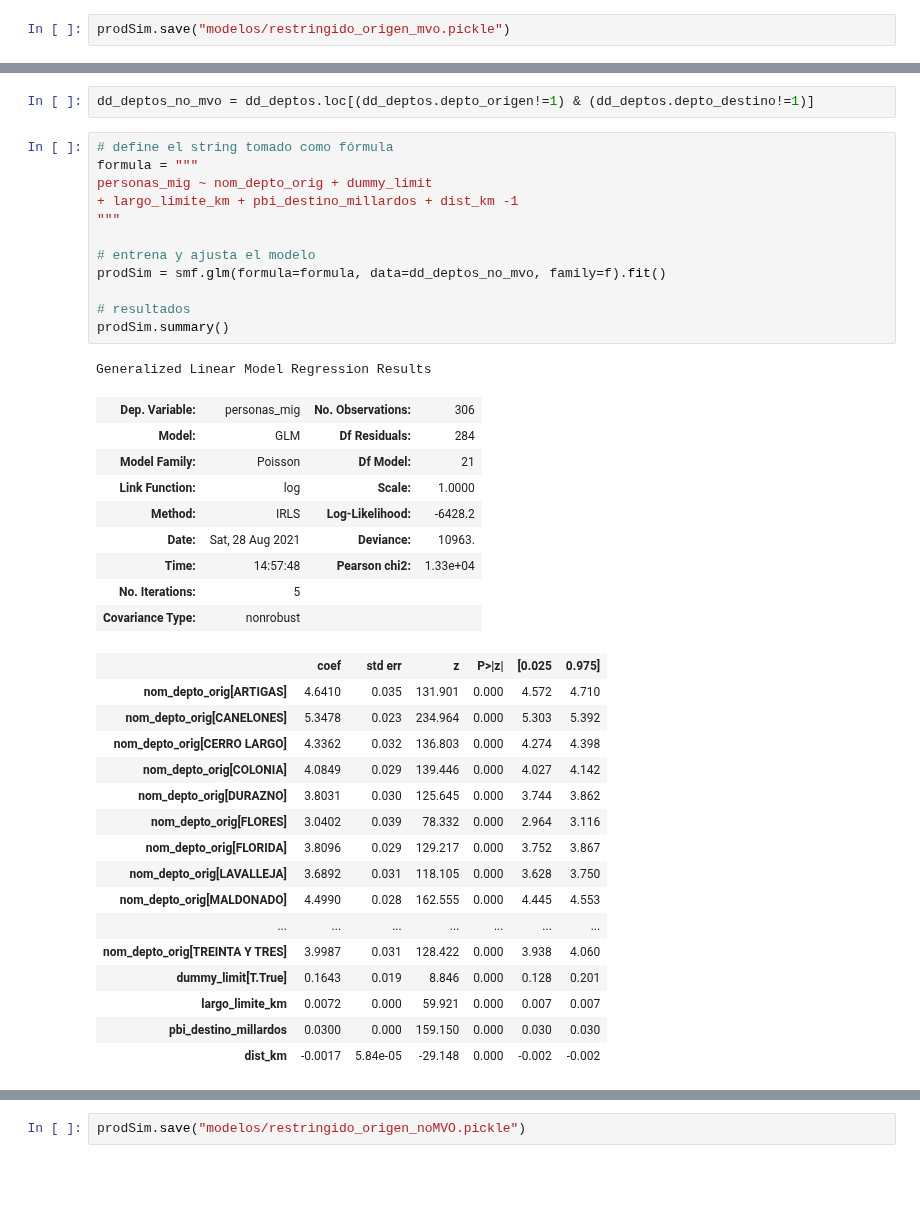
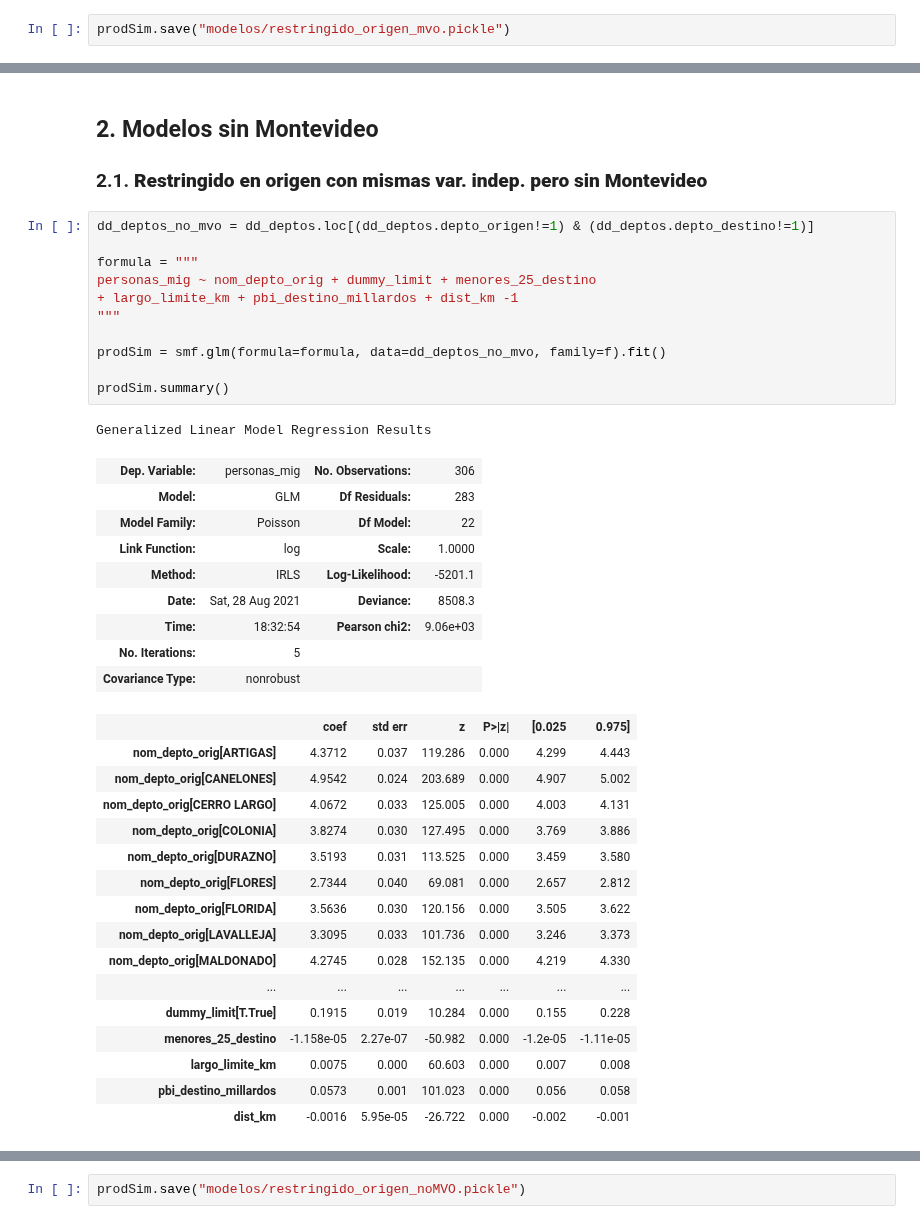
Before and after one commit to guillermodangelo/tesis, a Jupyter notebook: 07-MIE_departamentos_concreto.ipynb, the cells around one changed output, grey strips where cells are left out. Saved outputs shown, nothing was run; the diff lists cells and outputs as text; blank space fills up the shorter version.

```diff
--- a/07-MIE_departamentos_concreto.ipynb
+++ b/07-MIE_departamentos_concreto.ipynb
@@ -114,44 +139,45 @@ RMSE = 110.7891
+# %% [markdown]
+## 2. Modelos sin Montevideo
+
+### 2.1. **Restringido en origen con mismas var. indep. pero sin Montevideo**
 # %%
 dd_deptos_no_mvo = dd_deptos.loc[(dd_deptos.depto_origen!=1) & (dd_deptos.depto_destino!=1)]
+
+formula = """
+personas_mig ~ nom_depto_orig + dummy_limit + menores_25_destino
++ largo_limite_km + pbi_destino_millardos + dist_km -1
+"""
+
+prodSim = smf.glm(formula=formula, data=dd_deptos_no_mvo, family=f).fit()
+
+prodSim.summary()
+# %% [output]
+Generalized Linear Model Regression Results
+| Dep. Variable: | personas_mig | No. Observations: | 306 |
+| Model: | GLM | Df Residuals: | 283 |
+| Model Family: | Poisson | Df Model: | 22 |
+| Link Function: | log | Scale: | 1.0000 |
+| Method: | IRLS | Log-Likelihood: | -5201.1 |
+| Date: | Sat, 28 Aug 2021 | Deviance: | 8508.3 |
+| Time: | 18:32:54 | Pearson chi2: | 9.06e+03 |
+| No. Iterations: | 5 |  |  |
+| Covariance Type: | nonrobust |  |  |
+|  | coef | std err | z | P>|z| | [0.025 | 0.975] |
+| nom_depto_orig[ARTIGAS] | 4.3712 | 0.037 | 119.286 | 0.000 | 4.299 | 4.443 |
+| nom_depto_orig[CANELONES] | 4.9542 | 0.024 | 203.689 | 0.000 | 4.907 | 5.002 |
+| nom_depto_orig[CERRO LARGO] | 4.0672 | 0.033 | 125.005 | 0.000 | 4.003 | 4.131 |
+| nom_depto_orig[COLONIA] | 3.8274 | 0.030 | 127.495 | 0.000 | 3.769 | 3.886 |
+| nom_depto_orig[DURAZNO] | 3.5193 | 0.031 | 113.525 | 0.000 | 3.459 | 3.580 |
+| nom_depto_orig[FLORES] | 2.7344 | 0.040 | 69.081 | 0.000 | 2.657 | 2.812 |
+| nom_depto_orig[FLORIDA] | 3.5636 | 0.030 | 120.156 | 0.000 | 3.505 | 3.622 |
+| nom_depto_orig[LAVALLEJA] | 3.3095 | 0.033 | 101.736 | 0.000 | 3.246 | 3.373 |
+| nom_depto_orig[MALDONADO] | 4.2745 | 0.028 | 152.135 | 0.000 | 4.219 | 4.330 |
+| ... | ... | ... | ... | ... | ... | ... |
+| dummy_limit[T.True] | 0.1915 | 0.019 | 10.284 | 0.000 | 0.155 | 0.228 |
+| menores_25_destino | -1.158e-05 | 2.27e-07 | -50.982 | 0.000 | -1.2e-05 | -1.11e-05 |
+| largo_limite_km | 0.0075 | 0.000 | 60.603 | 0.000 | 0.007 | 0.008 |
+| pbi_destino_millardos | 0.0573 | 0.001 | 101.023 | 0.000 | 0.056 | 0.058 |
+| dist_km | -0.0016 | 5.95e-05 | -26.722 | 0.000 | -0.002 | -0.001 |
-# %%
-# define el string tomado como fórmula
-formula = """
-personas_mig ~ nom_depto_orig + dummy_limit
-+ largo_limite_km + pbi_destino_millardos + dist_km -1
-"""
-
-# entrena y ajusta el modelo
-prodSim = smf.glm(formula=formula, data=dd_deptos_no_mvo, family=f).fit()
-
-# resultados
-prodSim.summary()
-# %% [output]
-Generalized Linear Model Regression Results
-| Dep. Variable: | personas_mig | No. Observations: | 306 |
-| Model: | GLM | Df Residuals: | 284 |
-| Model Family: | Poisson | Df Model: | 21 |
-| Link Function: | log | Scale: | 1.0000 |
-| Method: | IRLS | Log-Likelihood: | -6428.2 |
-| Date: | Sat, 28 Aug 2021 | Deviance: | 10963. |
-| Time: | 14:57:48 | Pearson chi2: | 1.33e+04 |
-| No. Iterations: | 5 |  |  |
-| Covariance Type: | nonrobust |  |  |
-|  | coef | std err | z | P>|z| | [0.025 | 0.975] |
-| nom_depto_orig[ARTIGAS] | 4.6410 | 0.035 | 131.901 | 0.000 | 4.572 | 4.710 |
-| nom_depto_orig[CANELONES] | 5.3478 | 0.023 | 234.964 | 0.000 | 5.303 | 5.392 |
-| nom_depto_orig[CERRO LARGO] | 4.3362 | 0.032 | 136.803 | 0.000 | 4.274 | 4.398 |
-| nom_depto_orig[COLONIA] | 4.0849 | 0.029 | 139.446 | 0.000 | 4.027 | 4.142 |
-| nom_depto_orig[DURAZNO] | 3.8031 | 0.030 | 125.645 | 0.000 | 3.744 | 3.862 |
-| nom_depto_orig[FLORES] | 3.0402 | 0.039 | 78.332 | 0.000 | 2.964 | 3.116 |
-| nom_depto_orig[FLORIDA] | 3.8096 | 0.029 | 129.217 | 0.000 | 3.752 | 3.867 |
-| nom_depto_orig[LAVALLEJA] | 3.6892 | 0.031 | 118.105 | 0.000 | 3.628 | 3.750 |
-| nom_depto_orig[MALDONADO] | 4.4990 | 0.028 | 162.555 | 0.000 | 4.445 | 4.553 |
-| ... | ... | ... | ... | ... | ... | ... |
-| nom_depto_orig[TREINTA Y TRES] | 3.9987 | 0.031 | 128.422 | 0.000 | 3.938 | 4.060 |
-| dummy_limit[T.True] | 0.1643 | 0.019 | 8.846 | 0.000 | 0.128 | 0.201 |
-| largo_limite_km | 0.0072 | 0.000 | 59.921 | 0.000 | 0.007 | 0.007 |
-| pbi_destino_millardos | 0.0300 | 0.000 | 159.150 | 0.000 | 0.030 | 0.030 |
-| dist_km | -0.0017 | 5.84e-05 | -29.148 | 0.000 | -0.002 | -0.002 |
 # %%
 actual_counts = dd_deptos_no_mvo.personas_mig
 predicted_counts = prodSim.predict()
```
Also changed, not shown: parts of 11 cells of this notebook, 2 other files.
